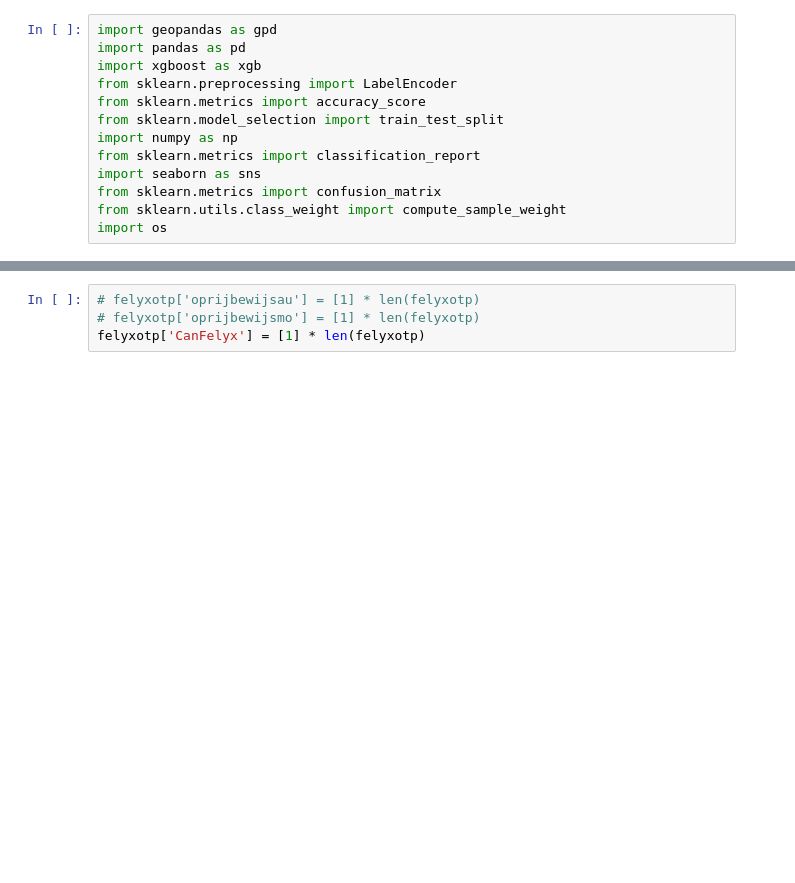
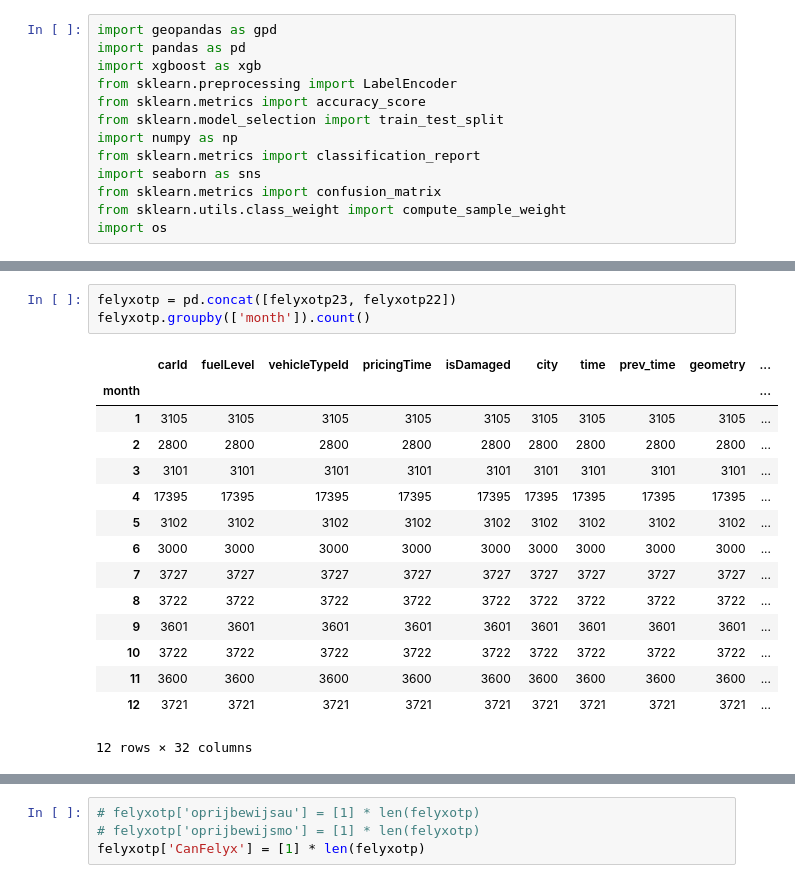
Before and after one commit to RabbiJoshy/Mobility2Vec, a Jupyter notebook: FelyxData/FelyxWrangler.ipynb, the cells around one changed output, grey strips where cells are left out. Saved outputs shown, nothing was run; the diff lists cells and outputs as text; blank space fills up the shorter version.

```diff
--- a/FelyxData/FelyxWrangler.ipynb
+++ b/FelyxData/FelyxWrangler.ipynb
@@ -26,3 +47,22 @@ felyxotp = felyxotp.dropna()
+# %%
+felyxotp = pd.concat([felyxotp23, felyxotp22])
+felyxotp.groupby(['month']).count()
+# %% [output]
+|  | carId | fuelLevel | vehicleTypeId | pricingTime | isDamaged | city | time | prev_time | geometry | ... |
+| month |  |  |  |  |  |  |  |  |  | ... |
+| 1 | 3105 | 3105 | 3105 | 3105 | 3105 | 3105 | 3105 | 3105 | 3105 | ... |
+| 2 | 2800 | 2800 | 2800 | 2800 | 2800 | 2800 | 2800 | 2800 | 2800 | ... |
+| 3 | 3101 | 3101 | 3101 | 3101 | 3101 | 3101 | 3101 | 3101 | 3101 | ... |
+| 4 | 17395 | 17395 | 17395 | 17395 | 17395 | 17395 | 17395 | 17395 | 17395 | ... |
+| 5 | 3102 | 3102 | 3102 | 3102 | 3102 | 3102 | 3102 | 3102 | 3102 | ... |
+| 6 | 3000 | 3000 | 3000 | 3000 | 3000 | 3000 | 3000 | 3000 | 3000 | ... |
+| 7 | 3727 | 3727 | 3727 | 3727 | 3727 | 3727 | 3727 | 3727 | 3727 | ... |
+| 8 | 3722 | 3722 | 3722 | 3722 | 3722 | 3722 | 3722 | 3722 | 3722 | ... |
+| 9 | 3601 | 3601 | 3601 | 3601 | 3601 | 3601 | 3601 | 3601 | 3601 | ... |
+| 10 | 3722 | 3722 | 3722 | 3722 | 3722 | 3722 | 3722 | 3722 | 3722 | ... |
+| 11 | 3600 | 3600 | 3600 | 3600 | 3600 | 3600 | 3600 | 3600 | 3600 | ... |
+| 12 | 3721 | 3721 | 3721 | 3721 | 3721 | 3721 | 3721 | 3721 | 3721 | ... |
+12 rows × 32 columns
 # %%
 felyxotp = felyxotp.replace({-3: np.nan})
 felyxotp.head()
```
Also changed, not shown: parts of 74 cells of this notebook, 23 other files.
